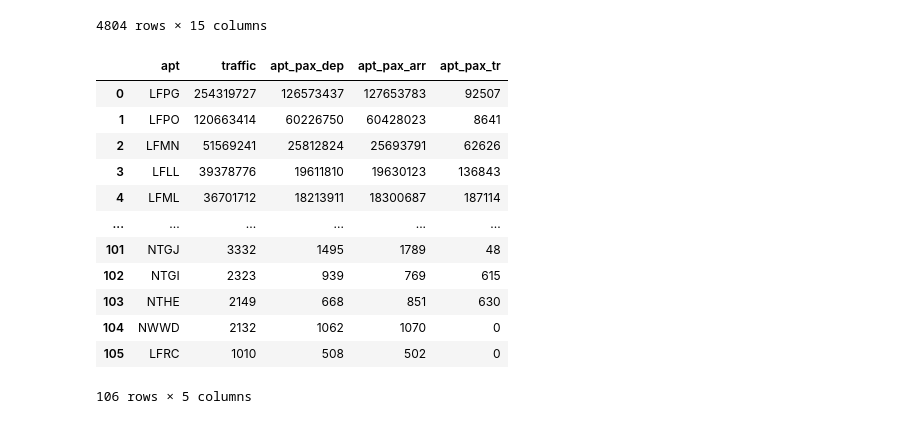
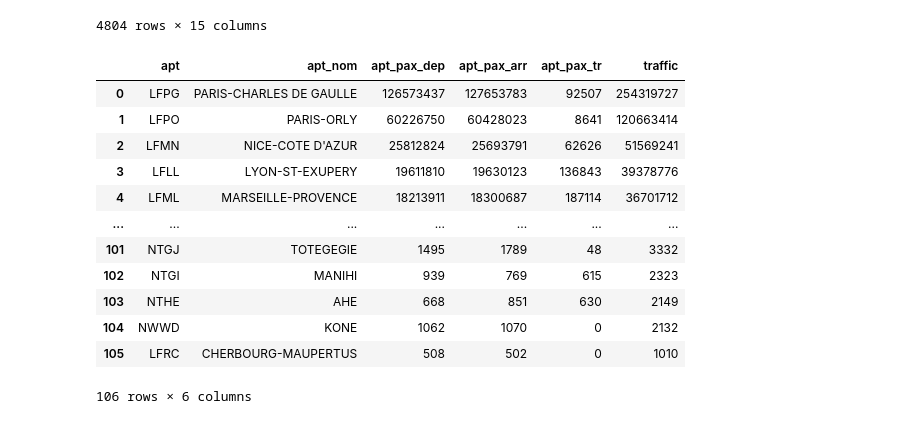
Before and after one commit to 4edawen/funathon2024_sujet2, a Jupyter notebook: test.ipynb, the cells around one changed output. Saved outputs shown, nothing was run; the diff lists cells and outputs as text; code cells hidden in the pictures.

```diff
--- a/test.ipynb
+++ b/test.ipynb
@@ -183,20 +167,21 @@ pax_apt_all
 4804 rows × 15 columns
 # %%
 def summary_stat_airport(dataframe):
-    return dataframe[["apt","traffic", "apt_pax_dep", "apt_pax_arr", "apt_pax_tr"]].groupby("apt").sum().sort_values("traffic", ascending=False).reset_index()
+    return dataframe.groupby("apt").agg({"apt_nom": "first", "apt_pax_dep": "sum", "apt_pax_arr": "sum", "apt_pax_tr": "sum", "traffic": "sum"}).sort_values("traffic", ascending=False).reset_index()
+
 
 summary_stat_airport(pax_apt_all)
 # %% [output]
-|  | apt | traffic | apt_pax_dep | apt_pax_arr | apt_pax_tr |
-| 0 | LFPG | 254319727 | 126573437 | 127653783 | 92507 |
-| 1 | LFPO | 120663414 | 60226750 | 60428023 | 8641 |
-| 2 | LFMN | 51569241 | 25812824 | 25693791 | 62626 |
-| 3 | LFLL | 39378776 | 19611810 | 19630123 | 136843 |
-| 4 | LFML | 36701712 | 18213911 | 18300687 | 187114 |
-| ... | ... | ... | ... | ... | ... |
-| 101 | NTGJ | 3332 | 1495 | 1789 | 48 |
-| 102 | NTGI | 2323 | 939 | 769 | 615 |
-| 103 | NTHE | 2149 | 668 | 851 | 630 |
-| 104 | NWWD | 2132 | 1062 | 1070 | 0 |
-| 105 | LFRC | 1010 | 508 | 502 | 0 |
+|  | apt | apt_nom | apt_pax_dep | apt_pax_arr | apt_pax_tr | traffic |
+| 0 | LFPG | PARIS-CHARLES DE GAULLE | 126573437 | 127653783 | 92507 | 254319727 |
+| 1 | LFPO | PARIS-ORLY | 60226750 | 60428023 | 8641 | 120663414 |
+| 2 | LFMN | NICE-COTE D'AZUR | 25812824 | 25693791 | 62626 | 51569241 |
+| 3 | LFLL | LYON-ST-EXUPERY | 19611810 | 19630123 | 136843 | 39378776 |
+| 4 | LFML | MARSEILLE-PROVENCE | 18213911 | 18300687 | 187114 | 36701712 |
+| ... | ... | ... | ... | ... | ... | ... |
+| 101 | NTGJ | TOTEGEGIE | 1495 | 1789 | 48 | 3332 |
+| 102 | NTGI | MANIHI | 939 | 769 | 615 | 2323 |
+| 103 | NTHE | AHE | 668 | 851 | 630 | 2149 |
+| 104 | NWWD | KONE | 1062 | 1070 | 0 | 2132 |
+| 105 | LFRC | CHERBOURG-MAUPERTUS | 508 | 502 | 0 | 1010 |
-106 rows × 5 columns
+106 rows × 6 columns
```
Also changed, not shown: parts of 4 cells of this notebook, 2 other files.
